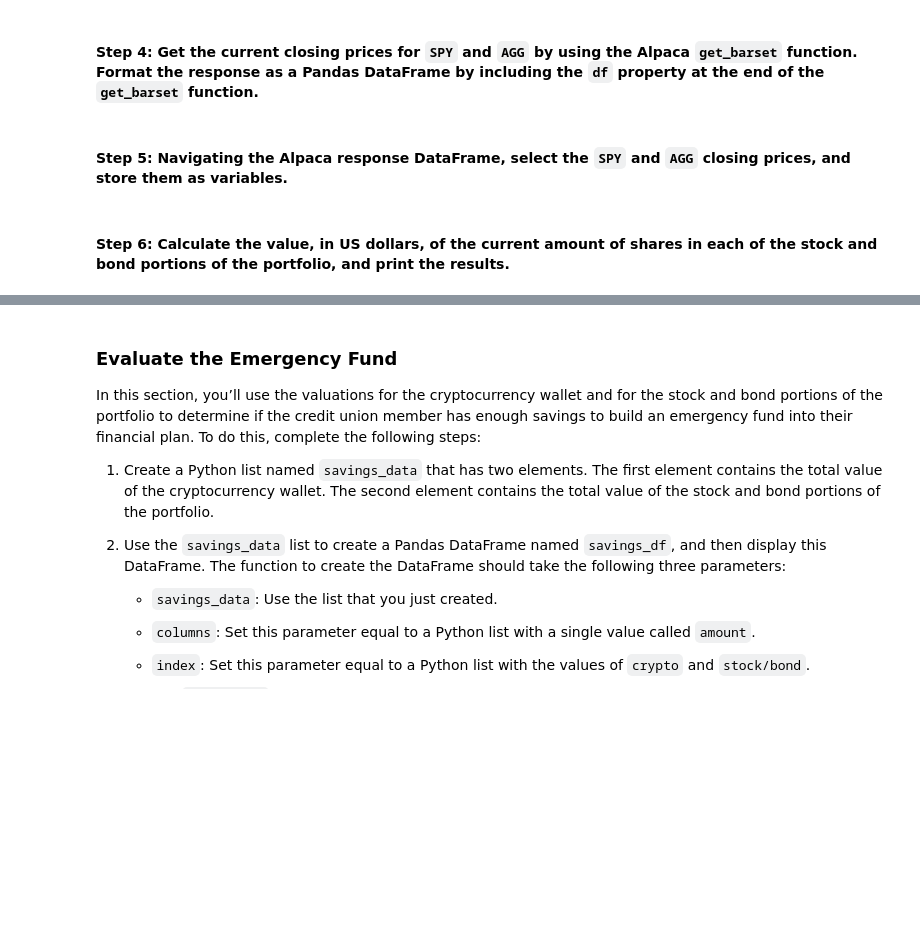
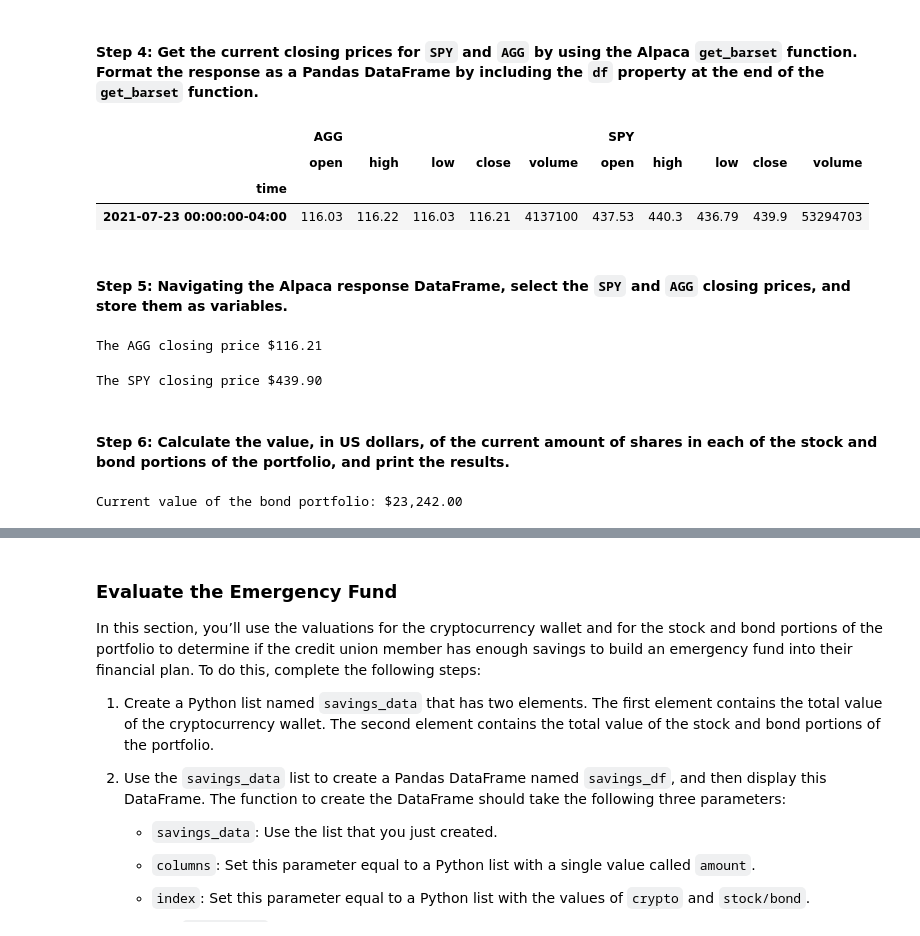
Before and after one commit to douglasg-fintec/Financial-Planner, a Jupyter notebook: financial_planning_tools.ipynb, the cells around one changed output, grey strips where cells are left out. Drawn from its saved outputs; the diff is of its cells as text; code cells hidden in the pictures; blank space fills up the shorter version.

```diff
--- a/financial_planning_tools.ipynb
+++ b/financial_planning_tools.ipynb
@@ -188,11 +188,19 @@ agg_shares = 200
 #### Step 2: Set the variables for the Alpaca API and secret keys. Using the Alpaca SDK, create the Alpaca `tradeapi.REST` object. In this object, include the parameters for the Alpaca API key, the secret key, and the version number.
 # %%
 # Set the variables for the Alpaca API and secret keys
-# YOUR CODE HERE
-# YOUR CODE HERE
+
+# Set Alpaca key
+alpaca_api_key = os.getenv("ALPACA_API_KEY")
+type(alpaca_api_key)
+
+# Set Alpaca secret
+alpaca_api_secret_key = os.getenv("ALPACA_SECRET_KEY")
+
+# Set Alpaca Base Url
+alpaca_api_base_url= os.getenv("APCA_API_BASE_URL")
 
 # Create the Alpaca tradeapi.REST object
-# YOUR CODE HERE
+api = tradeapi.REST(alpaca_api_key, alpaca_api_secret_key, api_version="v2")
 # %% [markdown]
 #### Step 3: Set the following parameters for the Alpaca API call:
 
@@ -203,49 +211,64 @@ agg_shares = 200
 - `start_date` and `end_date`: Use the same date for these parameters, and format them with the date of the previous weekday (or `2020-08-07`). This is because you want the one closing price for the most-recent trading day.
 # %%
 # Set the tickers for both the bond and stock portion of the portfolio
-# YOUR CODE HERE
+tickers = ["SPY","AGG"]
 
 # Set timeframe to 1D
-# YOUR CODE HERE
+timeframe = "1D"
 
 # Format current date as ISO format
 # Set both the start and end date at the date of your prior weekday
 # This will give you the closing price of the previous trading day
 # Alternatively you can use a start and end date of 2020-08-07
-# YOUR CODE HERE
-# YOUR CODE HERE
+
+NY = "America/New_York"
+start_date = pd.Timestamp("2021-07-23", tz=NY).isoformat()
+end_date = pd.Timestamp("2021-07-23", tz=NY).isoformat()
 # %% [markdown]
 #### Step 4: Get the current closing prices for `SPY` and `AGG` by using the Alpaca `get_barset` function. Format the response as a Pandas DataFrame by including the `df` property at the end of the `get_barset` function.
 # %%
 # Use the Alpaca get_barset function to get current closing prices the portfolio
 # Be sure to set the `df` property after the function to format the response object as a DataFrame
-# YOUR CODE HERE
+portfolio_df = api.get_barset(tickers,timeframe,start=start_date,end=end_date).df
 
 # Review the first 5 rows of the Alpaca DataFrame
-# YOUR CODE HERE
+portfolio_df.head()
+# %% [output]
+|  | AGG |  |  |  |  | SPY |  |  |  |  |
+|  | open | high | low | close | volume | open | high | low | close | volume |
+| time |  |  |  |  |  |  |  |  |  |  |
+| 2021-07-23 00:00:00-04:00 | 116.03 | 116.22 | 116.03 | 116.21 | 4137100 | 437.53 | 440.3 | 436.79 | 439.9 | 53294703 |
 # %% [markdown]
 #### Step 5: Navigating the Alpaca response DataFrame, select the `SPY` and `AGG` closing prices, and store them as variables.
 # %%
 # Access the closing price for AGG from the Alpaca DataFrame
 # Converting the value to a floating point number
-agg_close_price = # YOUR CODE HERE
+agg_close_price = portfolio_df['AGG']['close'][0].astype(float)
+
 
 # Print the AGG closing price
-# YOUR CODE HERE
+print(f"The AGG closing price ${agg_close_price:,.2f}")
+# %% [output]
+The AGG closing price $116.21
 # %%
 # Access the closing price for SPY from the Alpaca DataFrame
 # Converting the value to a floating point number
-spy_close_price = # YOUR CODE HERE
+spy_close_price = portfolio_df['SPY']['close'][0].astype(float)
 
 # Print the SPY closing price
-# YOUR CODE HERE
+print(f"The SPY closing price ${spy_close_price:,.2f}")
+# %% [output]
+The SPY closing price $439.90
 # %% [markdown]
 #### Step 6: Calculate the value, in US dollars, of the current amount of shares in each of the stock and bond portions of the portfolio, and print the results.
 # %%
 # Calculate the current value of the bond portion of the portfolio
-agg_value = # YOUR CODE HERE
+
+agg_value = agg_shares * agg_close_price
 
 # Print the current value of the bond portfolio
-# YOUR CODE HERE
+print(f"Current value of the bond portfolio: ${agg_value:,.2f}")
+# %% [output]
+Current value of the bond portfolio: $23,242.00
 # %%
 # Calculate the current value of the stock portion of the portfolio
```
Also changed, not shown: parts of 11 cells of this notebook, 2 other files.
